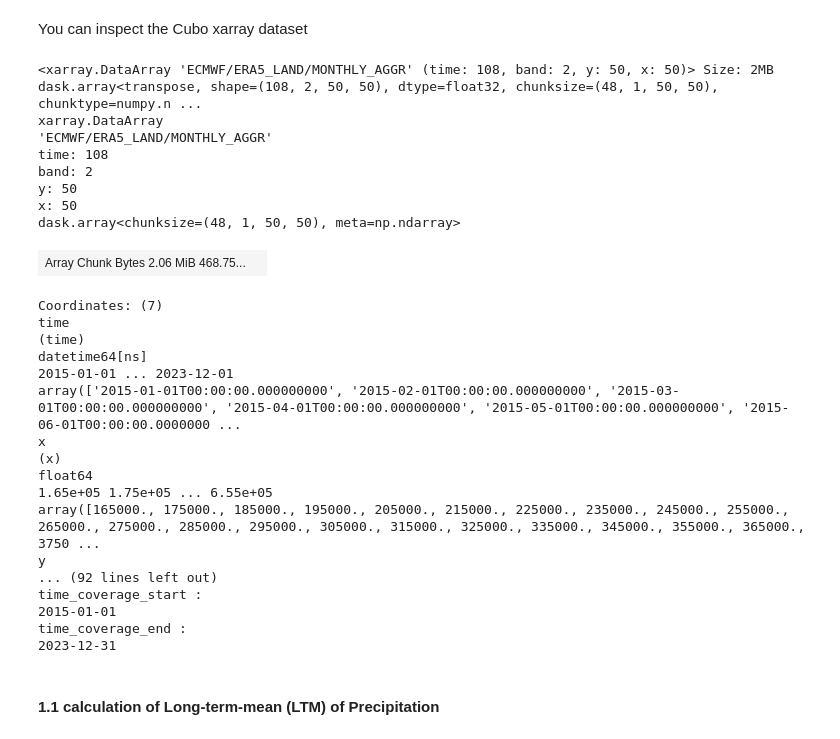
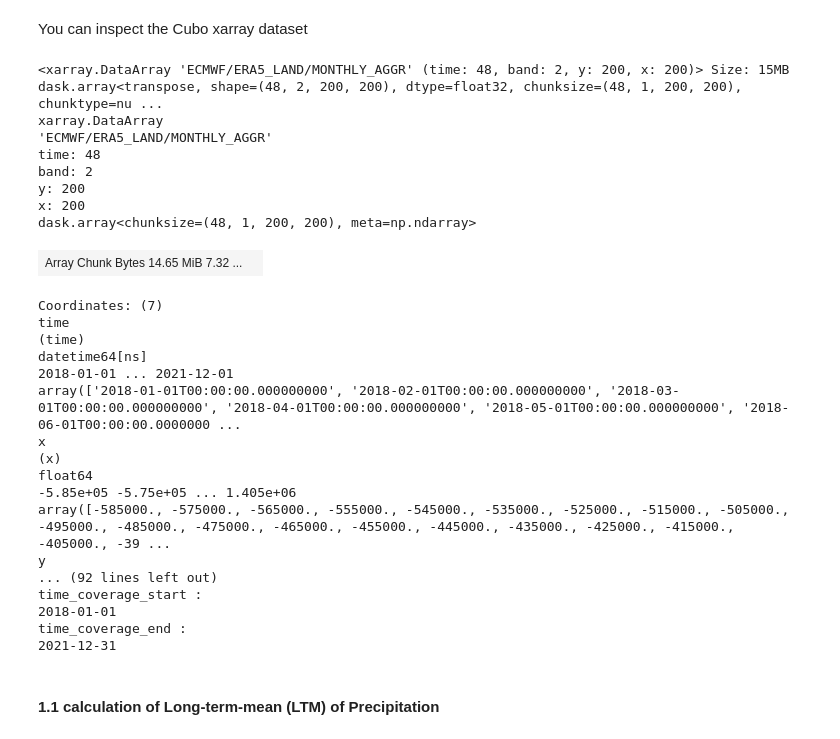
Before and after one commit to VicenteBurchard/pyCDI, a Jupyter notebook: pyCDI_notebook.ipynb, the cells around one changed output. Cells and saved outputs as stored; diff of their text form; code cells hidden in the pictures.

```diff
--- a/pyCDI_notebook.ipynb
+++ b/pyCDI_notebook.ipynb
@@ -92,8 +92,8 @@ ee.Initialize(opt_url='https://earthengine-highvolume.googleapis.com')
 As first step, we will need to extract the dataset from GEE and use Cubo to import it as an xarray dataset. We need to specify the start and end date and also geographical location of center of the area of interest. We will take advantage to already import both Precipitation and air temperature.
 # %%
 # select start and end date
-start_date = '2015-01-01'
-end_date = '2023-12-31'
+start_date = '2018-01-01'
+end_date = '2021-12-31'
 
 # select centroid of area of interest (Borena Region)
 lon = 38.18749189093533
@@ -108,7 +108,7 @@ da = cubo.create(
      bands=["total_precipitation_sum", "temperature_2m"], # Bands to retrieve
      start_date=start_date,
      end_date=end_date, # End date of the cube (remember in GEE this date is not included)
-     edge_size=50,
+     edge_size=200,
      resolution=10000,
      gee=True # Set to True
 )
@@ -129,34 +129,36 @@ proj = CRS.from_epsg(epsg_code).wkt
 # %% [markdown]
 You can inspect the Cubo xarray dataset
 # %%
+#da.sel(band='temperature_2m').plot.imshow(col="time")
+gt
 da
 # %% [output]
-<xarray.DataArray 'ECMWF/ERA5_LAND/MONTHLY_AGGR' (time: 108, band: 2, y: 50, x: 50)> Size: 2MB dask.array<transpose, shape=(108, 2, 50, 50), dtype=float32, chunksize=(48, 1, 50, 50), chunktype=numpy.n ...
+<xarray.DataArray 'ECMWF/ERA5_LAND/MONTHLY_AGGR' (time: 48, band: 2, y: 200, x: 200)> Size: 15MB dask.array<transpose, shape=(48, 2, 200, 200), dtype=float32, chunksize=(48, 1, 200, 200), chunktype=nu ...
 xarray.DataArray
 'ECMWF/ERA5_LAND/MONTHLY_AGGR'
-time: 108
+time: 48
 band: 2
-y: 50
-x: 50
-dask.array<chunksize=(48, 1, 50, 50), meta=np.ndarray>
+y: 200
+x: 200
+dask.array<chunksize=(48, 1, 200, 200), meta=np.ndarray>
-| Array Chunk Bytes 2.06 MiB 468.75... |  |
+| Array Chunk Bytes 14.65 MiB 7.32 ... |  |
 Coordinates: (7)
 time
 (time)
 datetime64[ns]
-2015-01-01 ... 2023-12-01
-array(['2015-01-01T00:00:00.000000000', '2015-02-01T00:00:00.000000000', '2015-03-01T00:00:00.000000000', '2015-04-01T00:00:00.000000000', '2015-05-01T00:00:00.000000000', '2015-06-01T00:00:00.0000000 ...
+2018-01-01 ... 2021-12-01
+array(['2018-01-01T00:00:00.000000000', '2018-02-01T00:00:00.000000000', '2018-03-01T00:00:00.000000000', '2018-04-01T00:00:00.000000000', '2018-05-01T00:00:00.000000000', '2018-06-01T00:00:00.0000000 ...
 x
 (x)
 float64
-1.65e+05 1.75e+05 ... 6.55e+05
-array([165000., 175000., 185000., 195000., 205000., 215000., 225000., 235000., 245000., 255000., 265000., 275000., 285000., 295000., 305000., 315000., 325000., 335000., 345000., 355000., 365000., 3750 ...
+-5.85e+05 -5.75e+05 ... 1.405e+06
+array([-585000., -575000., -565000., -555000., -545000., -535000., -525000., -515000., -505000., -495000., -485000., -475000., -465000., -455000., -445000., -435000., -425000., -415000., -405000., -39 ...
 y
 ... (92 lines left out)
 time_coverage_start :
-2015-01-01
+2018-01-01
 time_coverage_end :
-2023-12-31
+2021-12-31
 # %% [markdown]
 #### 1.1 calculation of Long-term-mean (LTM) of Precipitation
 # %%
```
Also changed, not shown: parts of 8 cells of this notebook, 1 other file.
